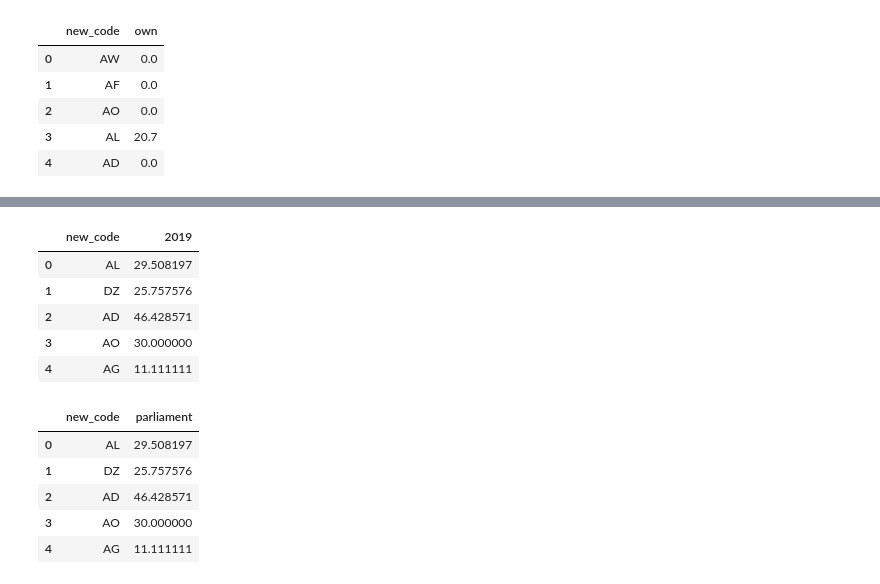
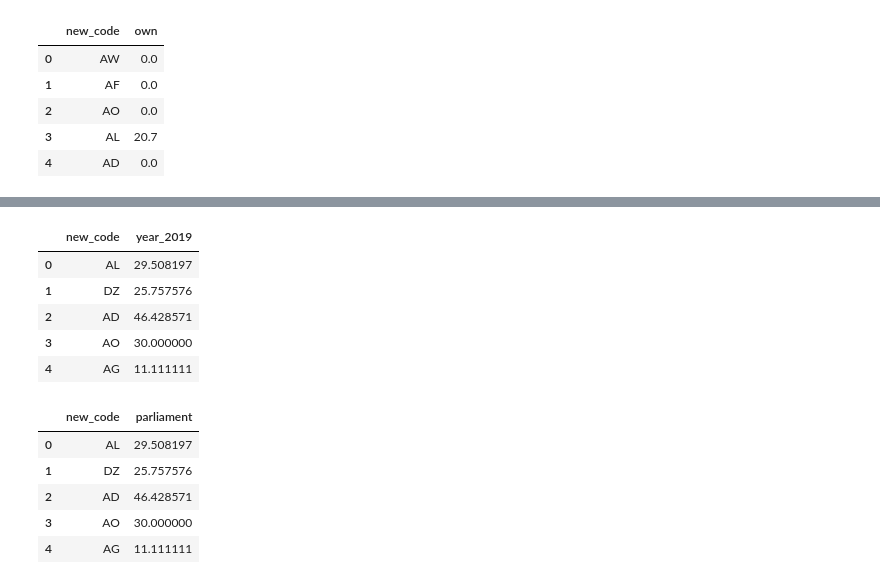
Before and after one commit to liliana-ilut/women-in-power, a Jupyter notebook: Regression_ownership.ipynb, the cells around one changed output, grey strips where cells are left out. Cells and saved outputs as stored; diff of their text form; code cells hidden in the pictures.

```diff
--- a/Regression_ownership.ipynb
+++ b/Regression_ownership.ipynb
@@ -52,10 +52,10 @@ female_parliament.head()
 | 4 | Antigua and Barbuda | ATG | AG | 17.060816 | -61.796428 | parliament | 10.526316 | 10.526316 | 10.526316 | ... |
 # %%
 #reducing columns
-female_parliament_2019=female_parliament[["new_code", "2019"]]
+female_parliament_2019=female_parliament[["new_code", "year_2019"]]
 female_parliament_2019.head()
 # %% [output]
-|  | new_code | 2019 |
+|  | new_code | year_2019 |
 | 0 | AL | 29.508197 |
 | 1 | DZ | 25.757576 |
 | 2 | AD | 46.428571 |
```
Also changed, not shown: parts of 4 cells of this notebook, 3 other files.
